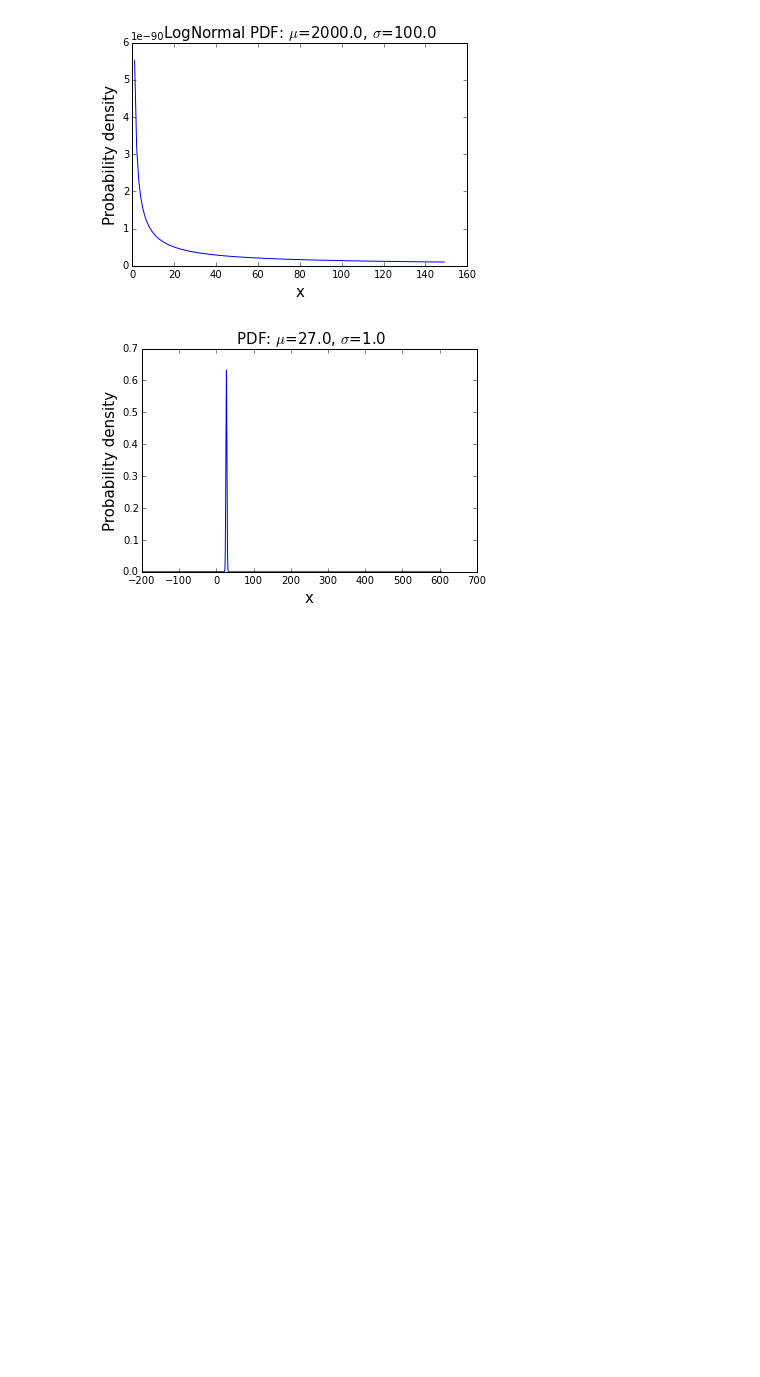
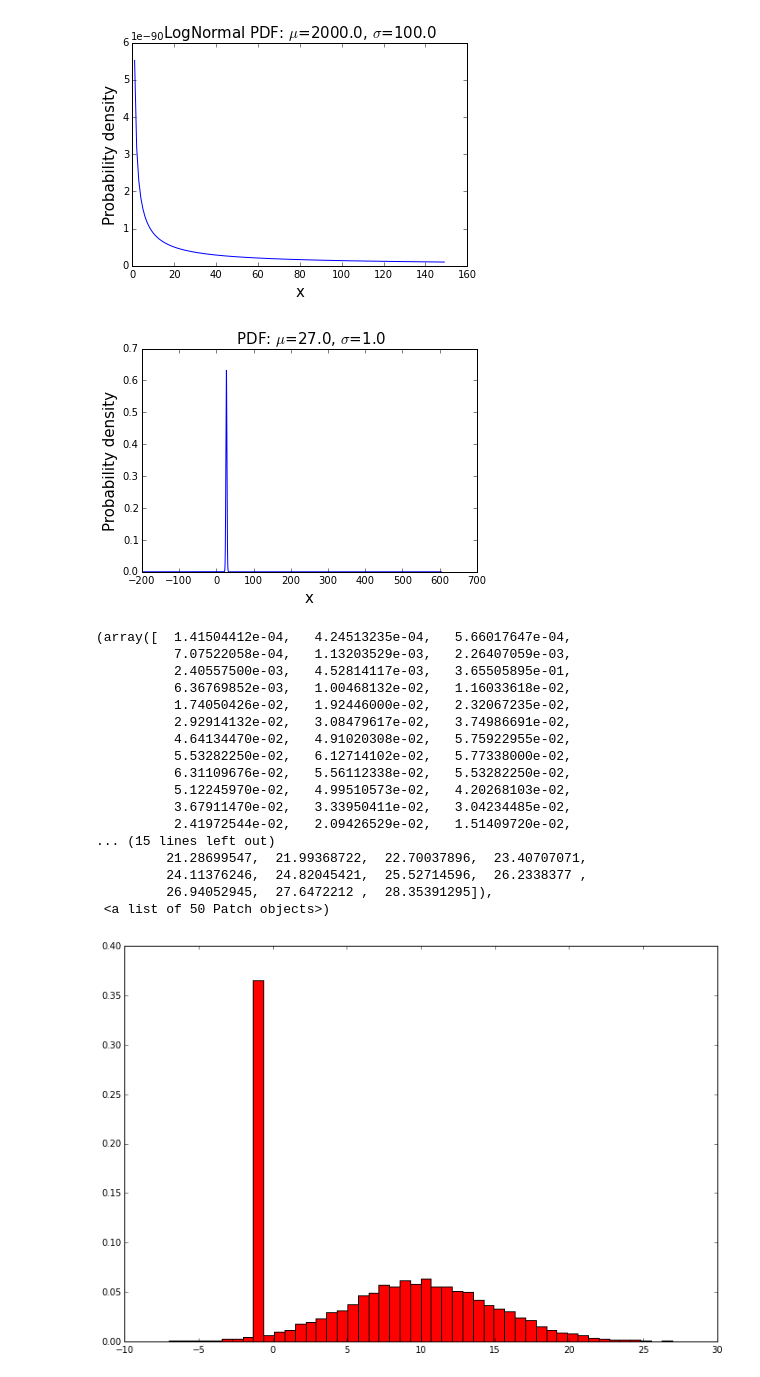
Before and after one commit to TeamUno/project, a Jupyter notebook: initial-exploration/stats.ipynb, the cells around one changed output. Drawn from its saved outputs; the diff is of its cells as text; code cells hidden in the pictures; blank space fills up the shorter version.

```diff
--- a/initial-exploration/stats.ipynb
+++ b/initial-exploration/stats.ipynb
@@ -349,0 +359,25 @@ plt.show()
+# %%
+obs_dist1 = mixture_rvs([.25,.75], size=10000, dist=[stats.norm, stats.norm],
+                kwargs = (dict(loc=-1,scale=.1),dict(loc=10,scale=5)))
+fig = plt.figure(figsize=(12,8))
+ax = fig.add_subplot(111)
+ax.hist(obs_dist1, bins=50, normed=True, color='red')
+# %% [output]
+(array([  1.41504412e-04,   4.24513235e-04,   5.66017647e-04,
+          7.07522058e-04,   1.13203529e-03,   2.26407059e-03,
+          2.40557500e-03,   4.52814117e-03,   3.65505895e-01,
+          6.36769852e-03,   1.00468132e-02,   1.16033618e-02,
+          1.74050426e-02,   1.92446000e-02,   2.32067235e-02,
+          2.92914132e-02,   3.08479617e-02,   3.74986691e-02,
+          4.64134470e-02,   4.91020308e-02,   5.75922955e-02,
+          5.53282250e-02,   6.12714102e-02,   5.77338000e-02,
+          6.31109676e-02,   5.56112338e-02,   5.53282250e-02,
+          5.12245970e-02,   4.99510573e-02,   4.20268103e-02,
+          3.67911470e-02,   3.33950411e-02,   3.04234485e-02,
+          2.41972544e-02,   2.09426529e-02,   1.51409720e-02,
+... (15 lines left out)
+         21.28699547,  21.99368722,  22.70037896,  23.40707071,
+         24.11376246,  24.82045421,  25.52714596,  26.2338377 ,
+         26.94052945,  27.6472212 ,  28.35391295]),
+ <a list of 50 Patch objects>)
+[figure, added]
```
Also changed, not shown: parts of 2 cells of this notebook.
